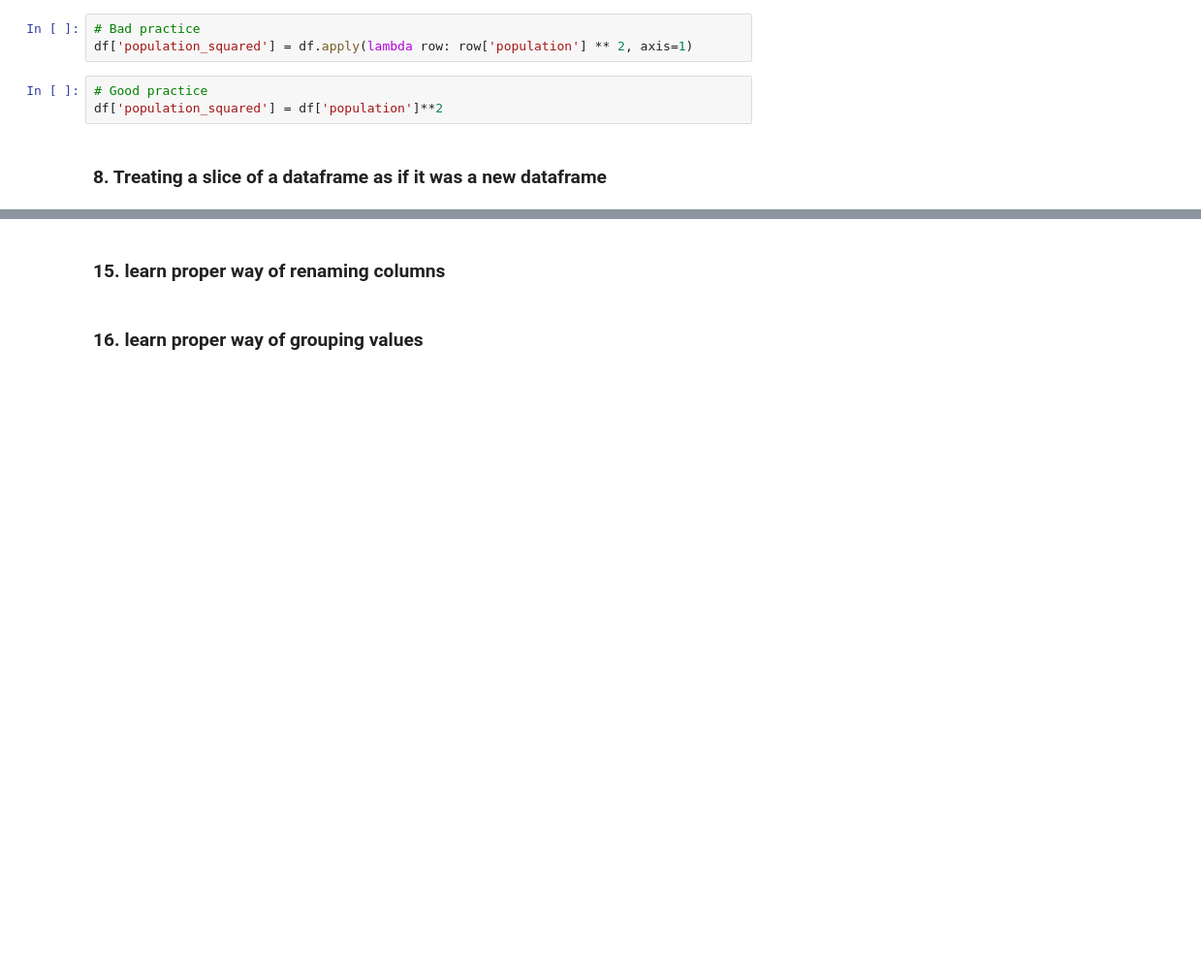
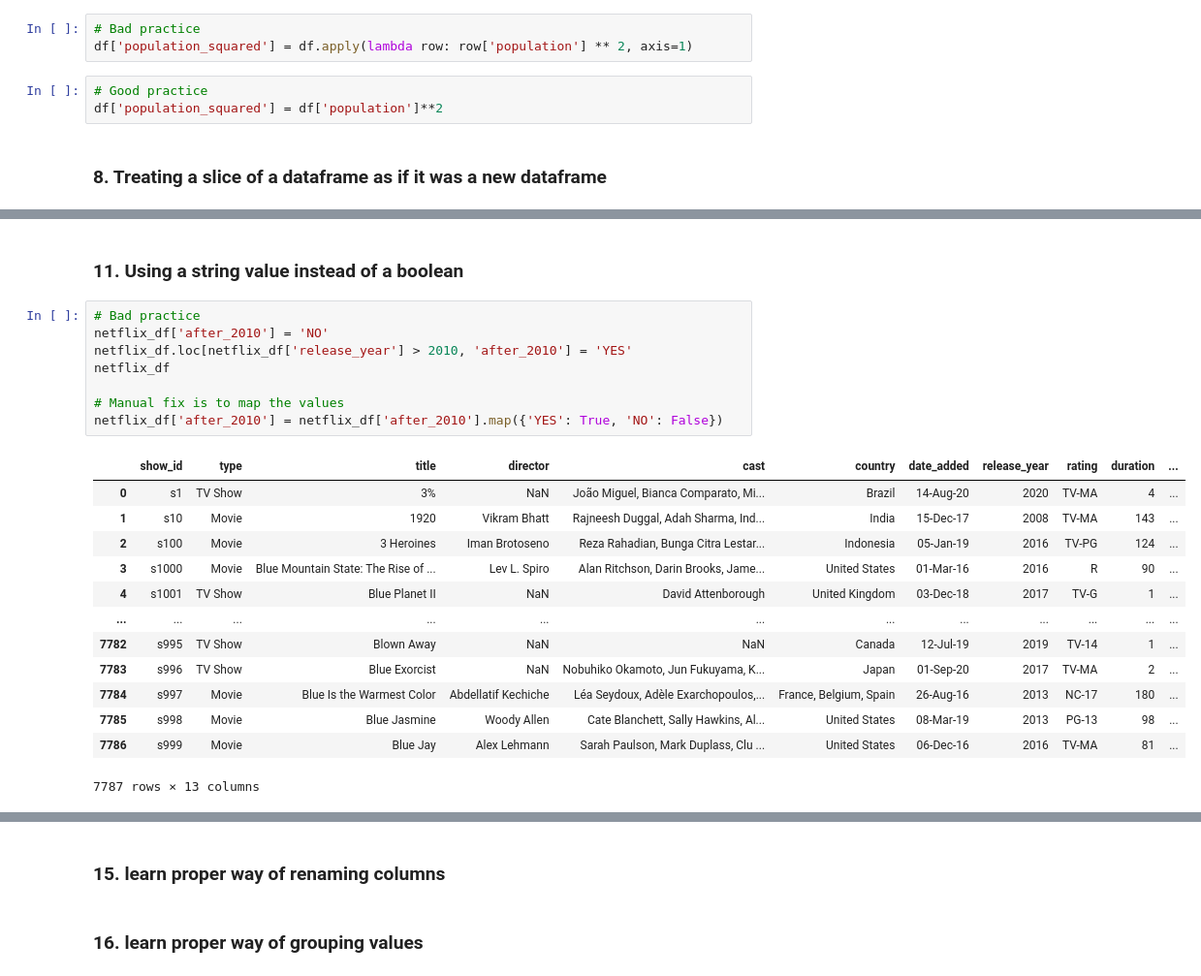
Before and after one commit to yusufnasserdev/python-snippets, a Jupyter notebook: pandas/pandas.ipynb, the cells around one changed output, grey strips where cells are left out. Shown at 97% size. Saved outputs shown, nothing was run; the diff lists cells and outputs as text; blank space fills up the shorter version.

```diff
--- a/pandas/pandas.ipynb
+++ b/pandas/pandas.ipynb
@@ -151,2 +256,26 @@ df['population_squared'] = df['population']**2
+# %% [markdown]
+### 11. Using a string value instead of a boolean
+# %%
+# Bad practice
+netflix_df['after_2010'] = 'NO'
+netflix_df.loc[netflix_df['release_year'] > 2010, 'after_2010'] = 'YES'
+netflix_df
+
+# Manual fix is to map the values
+netflix_df['after_2010'] = netflix_df['after_2010'].map({'YES': True, 'NO': False})
+# %% [output]
+|  | show_id | type | title | director | cast | country | date_added | release_year | rating | duration | ... |
+| 0 | s1 | TV Show | 3% | NaN | João Miguel, Bianca Comparato, Mi... | Brazil | 14-Aug-20 | 2020 | TV-MA | 4 | ... |
+| 1 | s10 | Movie | 1920 | Vikram Bhatt | Rajneesh Duggal, Adah Sharma, Ind... | India | 15-Dec-17 | 2008 | TV-MA | 143 | ... |
+| 2 | s100 | Movie | 3 Heroines | Iman Brotoseno | Reza Rahadian, Bunga Citra Lestar... | Indonesia | 05-Jan-19 | 2016 | TV-PG | 124 | ... |
+| 3 | s1000 | Movie | Blue Mountain State: The Rise of ... | Lev L. Spiro | Alan Ritchson, Darin Brooks, Jame... | United States | 01-Mar-16 | 2016 | R | 90 | ... |
+| 4 | s1001 | TV Show | Blue Planet II | NaN | David Attenborough | United Kingdom | 03-Dec-18 | 2017 | TV-G | 1 | ... |
+| ... | ... | ... | ... | ... | ... | ... | ... | ... | ... | ... | ... |
+| 7782 | s995 | TV Show | Blown Away | NaN | NaN | Canada | 12-Jul-19 | 2019 | TV-14 | 1 | ... |
+| 7783 | s996 | TV Show | Blue Exorcist | NaN | Nobuhiko Okamoto, Jun Fukuyama, K... | Japan | 01-Sep-20 | 2017 | TV-MA | 2 | ... |
+| 7784 | s997 | Movie | Blue Is the Warmest Color | Abdellatif Kechiche | Léa Seydoux, Adèle Exarchopoulos,... | France, Belgium, Spain | 26-Aug-16 | 2013 | NC-17 | 180 | ... |
+| 7785 | s998 | Movie | Blue Jasmine | Woody Allen | Cate Blanchett, Sally Hawkins, Al... | United States | 08-Mar-19 | 2013 | PG-13 | 98 | ... |
+| 7786 | s999 | Movie | Blue Jay | Alex Lehmann | Sarah Paulson, Mark Duplass, Clu ... | United States | 06-Dec-16 | 2016 | TV-MA | 81 | ... |
+7787 rows × 13 columns
 # %%
 # Good practice
```
Also changed, not shown: parts of 33 cells of this notebook.
